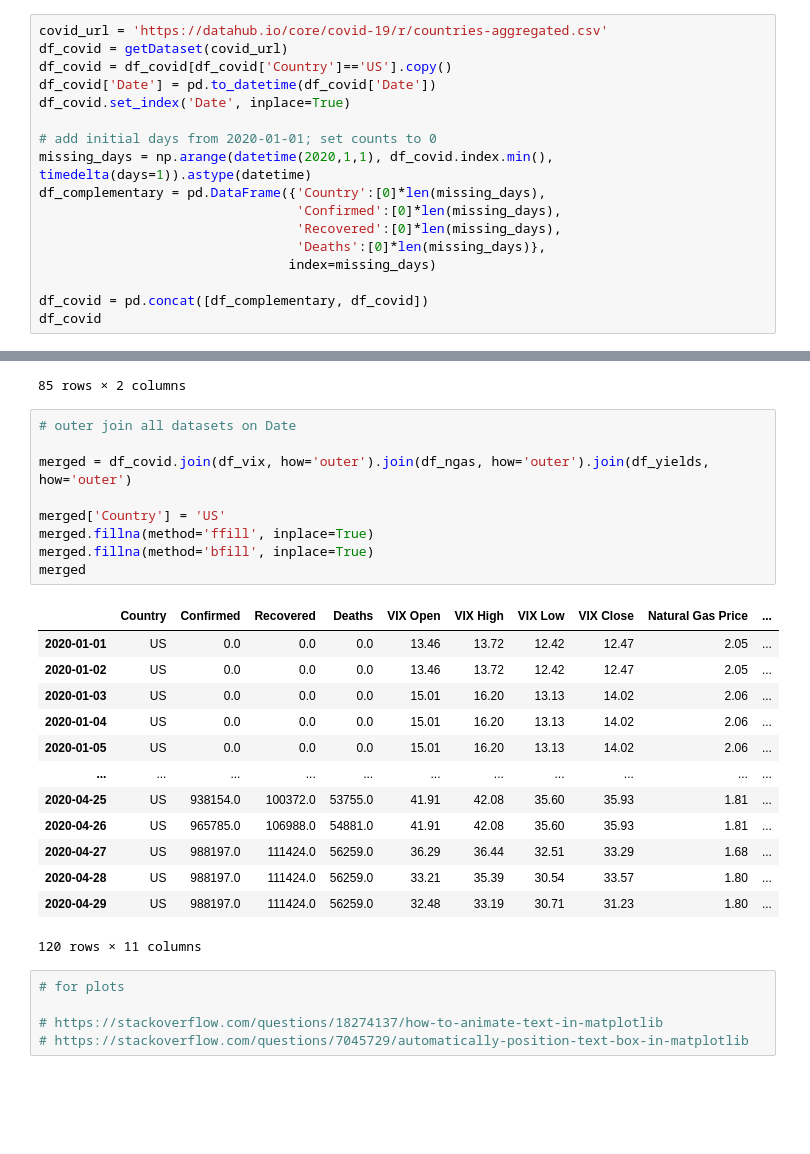
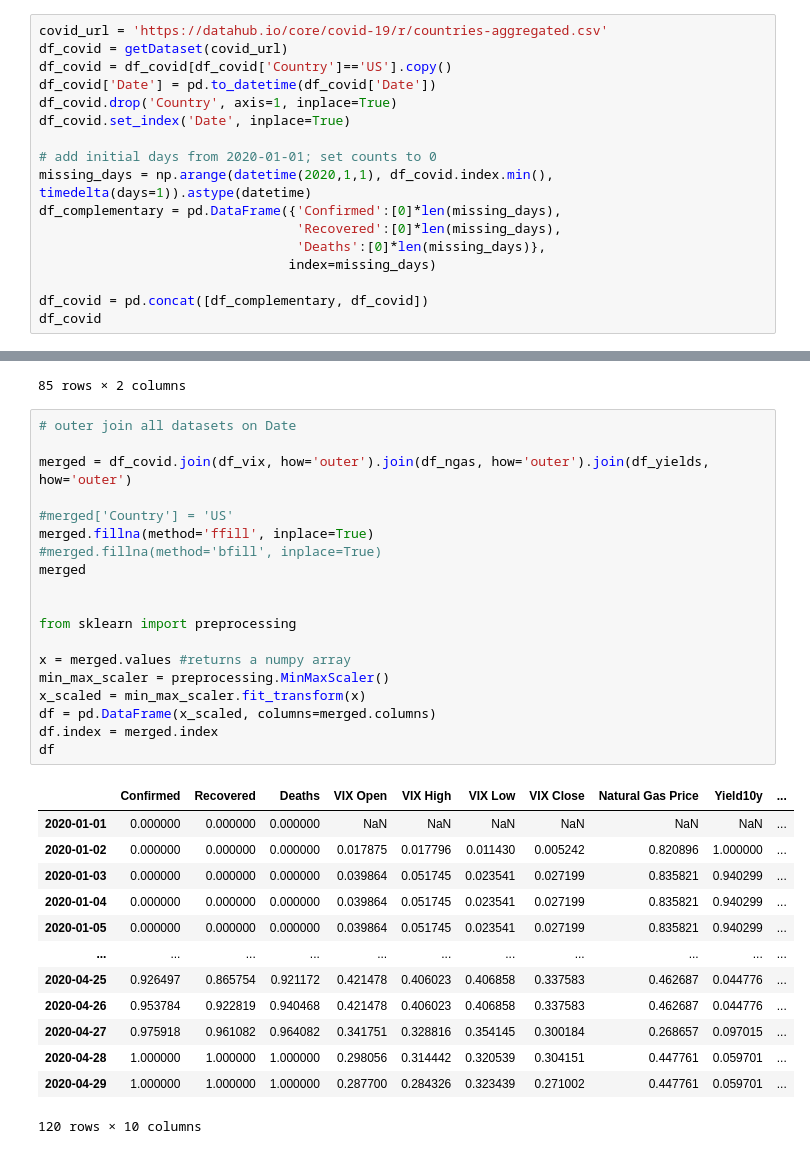
Before and after one commit to vmalkoti/Applied-Plotting-Charting-Data-Representation-in-Python, a Jupyter notebook: Assignment4.ipynb, the cells around one changed output, grey strips where cells are left out. Drawn from its saved outputs; the diff is of its cells as text; blank space fills up the shorter version.

```diff
--- a/Assignment4.ipynb
+++ b/Assignment4.ipynb
@@ -58,12 +58,12 @@ covid_url = 'https://datahub.io/core/covid-19/r/countries-aggregated.csv'
 df_covid = getDataset(covid_url)
 df_covid = df_covid[df_covid['Country']=='US'].copy()
 df_covid['Date'] = pd.to_datetime(df_covid['Date'])
+df_covid.drop('Country', axis=1, inplace=True)
 df_covid.set_index('Date', inplace=True)
 
 # add initial days from 2020-01-01; set counts to 0
 missing_days = np.arange(datetime(2020,1,1), df_covid.index.min(), timedelta(days=1)).astype(datetime)
-df_complementary = pd.DataFrame({'Country':[0]*len(missing_days),
-                                 'Confirmed':[0]*len(missing_days),
+df_complementary = pd.DataFrame({'Confirmed':[0]*len(missing_days),
                                  'Recovered':[0]*len(missing_days),
                                  'Deaths':[0]*len(missing_days)},
                                 index=missing_days)
@@ -155,28 +155,33 @@ df_yields
 # %%
 # outer join all datasets on Date
 
 merged = df_covid.join(df_vix, how='outer').join(df_ngas, how='outer').join(df_yields, how='outer')
 
-merged['Country'] = 'US'
+#merged['Country'] = 'US'
 merged.fillna(method='ffill', inplace=True)
-merged.fillna(method='bfill', inplace=True)
+#merged.fillna(method='bfill', inplace=True)
 merged
+
+
+from sklearn import preprocessing
+
+x = merged.values #returns a numpy array
+min_max_scaler = preprocessing.MinMaxScaler()
+x_scaled = min_max_scaler.fit_transform(x)
+df = pd.DataFrame(x_scaled, columns=merged.columns)
+df.index = merged.index
+df
 # %% [output]
-|  | Country | Confirmed | Recovered | Deaths | VIX Open | VIX High | VIX Low | VIX Close | Natural Gas Price | ... |
-| 2020-01-01 | US | 0.0 | 0.0 | 0.0 | 13.46 | 13.72 | 12.42 | 12.47 | 2.05 | ... |
-| 2020-01-02 | US | 0.0 | 0.0 | 0.0 | 13.46 | 13.72 | 12.42 | 12.47 | 2.05 | ... |
-| 2020-01-03 | US | 0.0 | 0.0 | 0.0 | 15.01 | 16.20 | 13.13 | 14.02 | 2.06 | ... |
-| 2020-01-04 | US | 0.0 | 0.0 | 0.0 | 15.01 | 16.20 | 13.13 | 14.02 | 2.06 | ... |
-| 2020-01-05 | US | 0.0 | 0.0 | 0.0 | 15.01 | 16.20 | 13.13 | 14.02 | 2.06 | ... |
+|  | Confirmed | Recovered | Deaths | VIX Open | VIX High | VIX Low | VIX Close | Natural Gas Price | Yield10y | ... |
+| 2020-01-01 | 0.000000 | 0.000000 | 0.000000 | NaN | NaN | NaN | NaN | NaN | NaN | ... |
+| 2020-01-02 | 0.000000 | 0.000000 | 0.000000 | 0.017875 | 0.017796 | 0.011430 | 0.005242 | 0.820896 | 1.000000 | ... |
+| 2020-01-03 | 0.000000 | 0.000000 | 0.000000 | 0.039864 | 0.051745 | 0.023541 | 0.027199 | 0.835821 | 0.940299 | ... |
+| 2020-01-04 | 0.000000 | 0.000000 | 0.000000 | 0.039864 | 0.051745 | 0.023541 | 0.027199 | 0.835821 | 0.940299 | ... |
+| 2020-01-05 | 0.000000 | 0.000000 | 0.000000 | 0.039864 | 0.051745 | 0.023541 | 0.027199 | 0.835821 | 0.940299 | ... |
 | ... | ... | ... | ... | ... | ... | ... | ... | ... | ... | ... |
-| 2020-04-25 | US | 938154.0 | 100372.0 | 53755.0 | 41.91 | 42.08 | 35.60 | 35.93 | 1.81 | ... |
-| 2020-04-26 | US | 965785.0 | 106988.0 | 54881.0 | 41.91 | 42.08 | 35.60 | 35.93 | 1.81 | ... |
-| 2020-04-27 | US | 988197.0 | 111424.0 | 56259.0 | 36.29 | 36.44 | 32.51 | 33.29 | 1.68 | ... |
-| 2020-04-28 | US | 988197.0 | 111424.0 | 56259.0 | 33.21 | 35.39 | 30.54 | 33.57 | 1.80 | ... |
-| 2020-04-29 | US | 988197.0 | 111424.0 | 56259.0 | 32.48 | 33.19 | 30.71 | 31.23 | 1.80 | ... |
+| 2020-04-25 | 0.926497 | 0.865754 | 0.921172 | 0.421478 | 0.406023 | 0.406858 | 0.337583 | 0.462687 | 0.044776 | ... |
+| 2020-04-26 | 0.953784 | 0.922819 | 0.940468 | 0.421478 | 0.406023 | 0.406858 | 0.337583 | 0.462687 | 0.044776 | ... |
+| 2020-04-27 | 0.975918 | 0.961082 | 0.964082 | 0.341751 | 0.328816 | 0.354145 | 0.300184 | 0.268657 | 0.097015 | ... |
+| 2020-04-28 | 1.000000 | 1.000000 | 1.000000 | 0.298056 | 0.314442 | 0.320539 | 0.304151 | 0.447761 | 0.059701 | ... |
+| 2020-04-29 | 1.000000 | 1.000000 | 1.000000 | 0.287700 | 0.284326 | 0.323439 | 0.271002 | 0.447761 | 0.059701 | ... |
-120 rows × 11 columns
+120 rows × 10 columns
-# %%
-# for plots
-
-# https://stackoverflow.com/questions/18274137/how-to-animate-text-in-matplotlib
-# https://stackoverflow.com/questions/7045729/automatically-position-text-box-in-matplotlib
```
Also changed, not shown: parts of 2 cells of this notebook.
